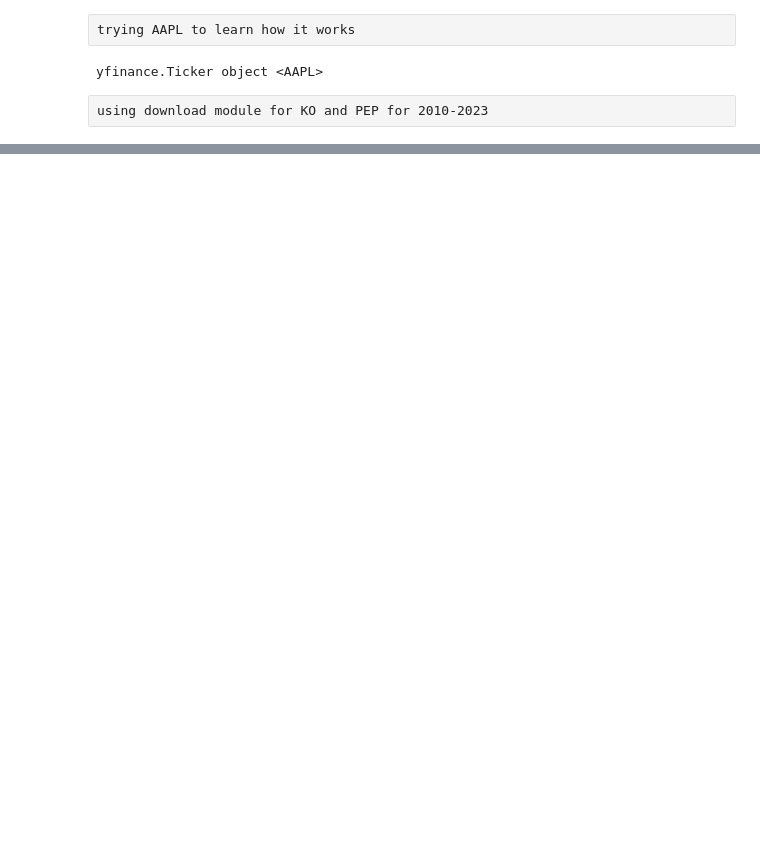
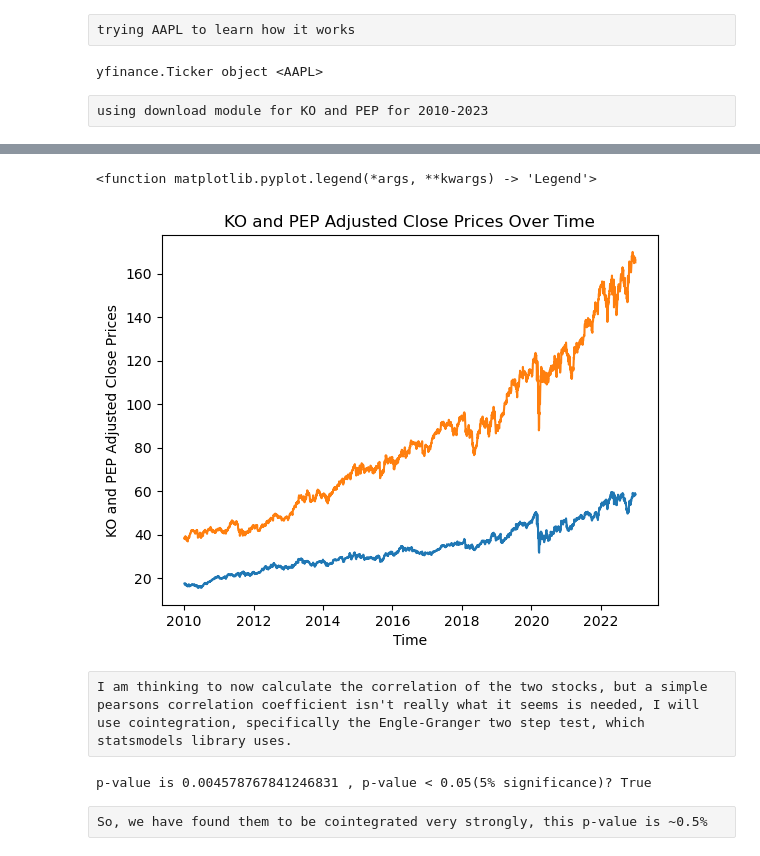
Before and after one commit to ikee1/pairs-trading, a Jupyter notebook: notebooks/rough working.ipynb, the cells around one changed output, grey strips where cells are left out. Cells and saved outputs as stored; diff of their text form; code cells hidden in the pictures; blank space fills up the shorter version.

Commit message:
continued notebook, starting analysing correlation between KO and PEP

```diff
--- a/notebooks/rough working.ipynb
+++ b/notebooks/rough working.ipynb
@@ -18,7 +39,6 @@ aapl_historic = aapl.history(start="2000-01-01", end="2010-01-01", interval="1d"
 # %% [raw]
 using download module for KO and PEP for 2010-2023
 # %%
-data = yf.download)"KO PEP", start="2010-01-01", end="2023-01-01", interval="1d"[Adj Close])
-#data = yf.download("KO PEP", start="2010-01-01", end="2023-01-01", interval="1d")
-#data
+data = yf.download(["KO", "PEP"], start="2010-01-01", end="2023-01-01", auto_adjust=False, interval="1d")['Adj Close']
+#downloaded adjusted close prices for the KO and PEP stocks, stored in data
 # %% [output]
@@ -25,0 +56,24 @@ SyntaxError: unmatched ')' (3164909684.py, line 1)
+# %%
+#attempt to plot
+x = data.index
+y = data.values
+plt.plot(x, )
+plt.title("KO and PEP Adjusted Close Prices Over Time")
+plt.ylabel("KO and PEP Adjusted Close Prices")
+plt.xlabel("Time")
+plt.legend()
+# %% [output]
+<function matplotlib.pyplot.legend(*args, **kwargs) -> 'Legend'>
+[figure, added]
+# %% [raw]
+I am thinking to now calculate the correlation of the two stocks, but a simple pearsons correlation coefficient isn't really what it seems is needed, I will use cointegration, specifically the Engle-Granger two step test, which statsmodels library uses.
+# %%
+#calculate the cointegration
+tstat, pval, cval = st.coint(data["KO"], data["PEP"])
+#looking for less than 0.05 for an alternate hypothesis => cointegration
+significant = pval < 0.05
+print("p-value is",pval,", p-value < 0.05(5% significance)?", significant)
+# %% [output]
+p-value is 0.004578767841246831 , p-value < 0.05(5% significance)? True
+# %% [raw]
+So, we have found them to be cointegrated very strongly, this p-value is ~0.5%
```
Also changed, not shown: parts of 4 cells of this notebook.
